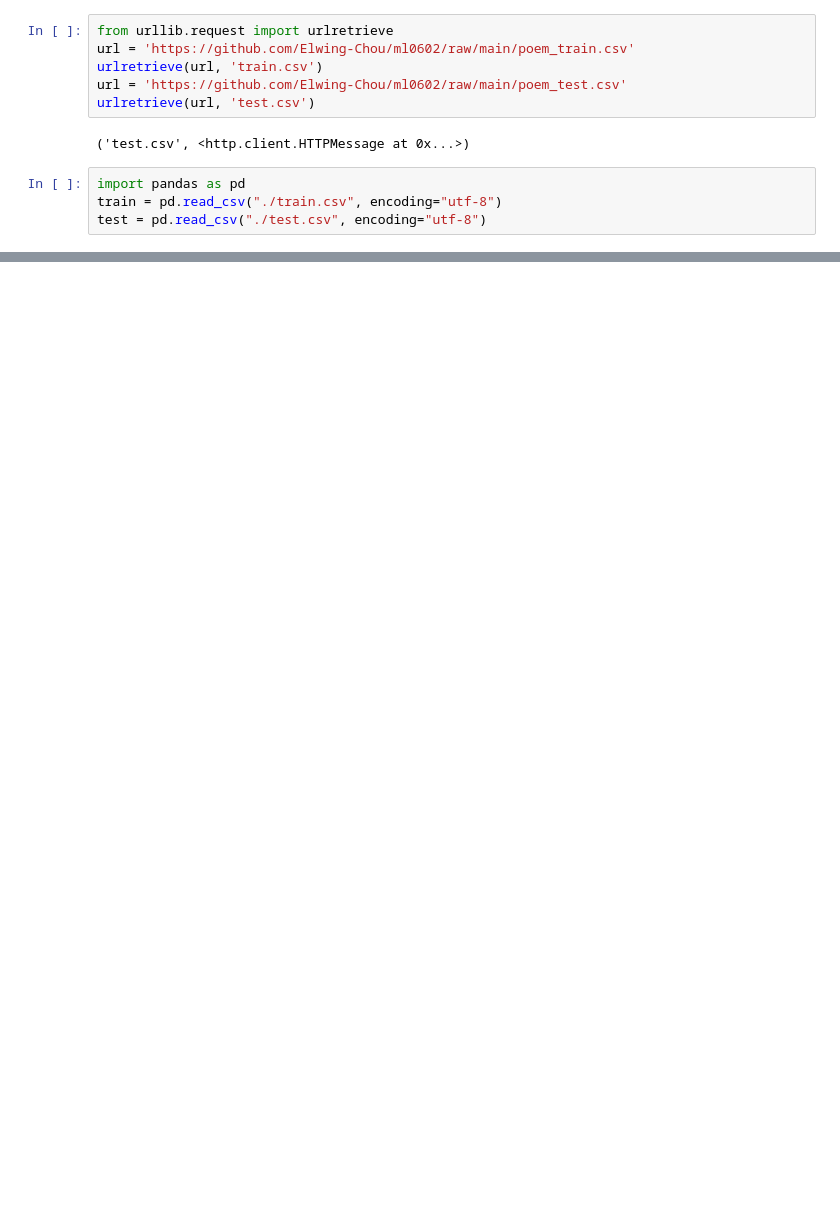
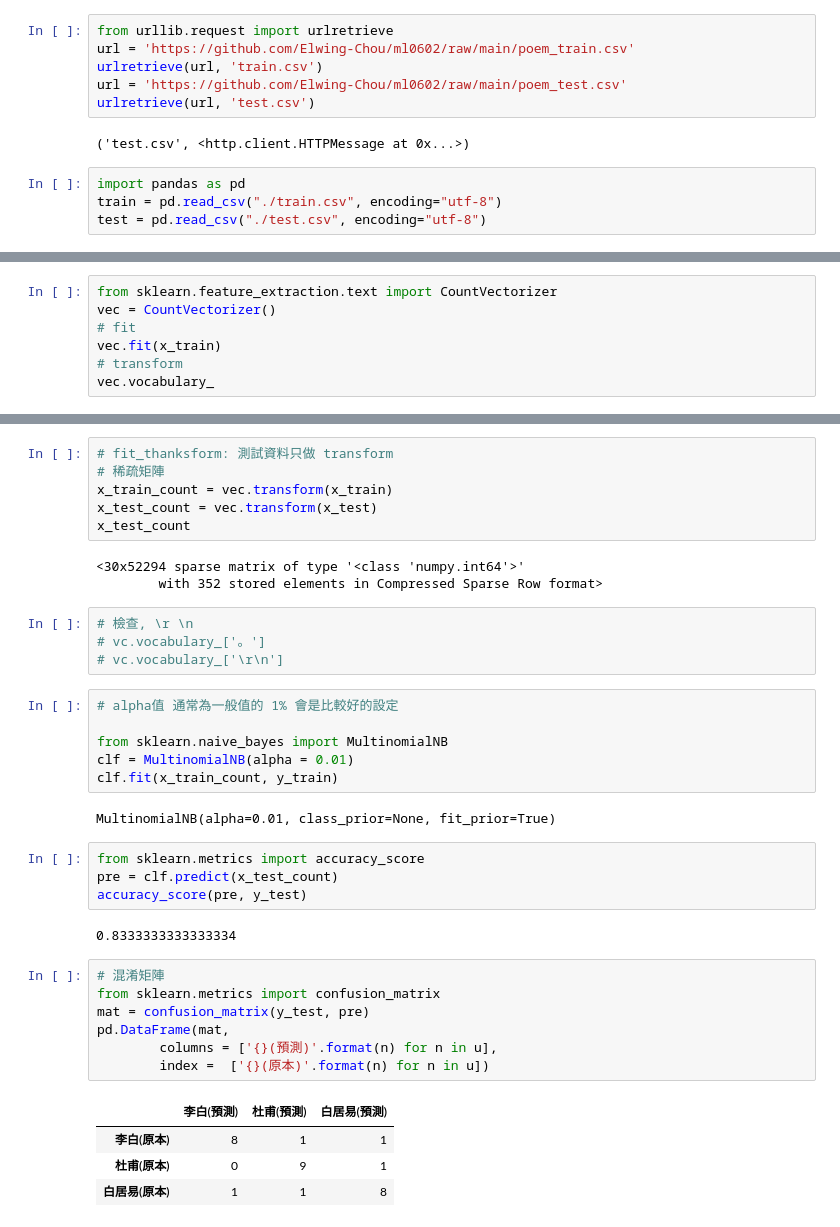
Before and after one commit to ryan9453/0602, a Jupyter notebook: poem.ipynb, the cells around one changed output, grey strips where cells are left out. Saved outputs shown, nothing was run; the diff lists cells and outputs as text; blank space fills up the shorter version.

```diff
--- a/poem.ipynb
+++ b/poem.ipynb
@@ -48,0 +76,7 @@ Name: 作者, dtype: object
+# %%
+from sklearn.feature_extraction.text import CountVectorizer
+vec = CountVectorizer()
+# fit
+vec.fit(x_train)
+# transform
+vec.vocabulary_
@@ -48,0 +101,39 @@ Name: 作者, dtype: object
+# %%
+# fit_thanksform: 測試資料只做 transform
+# 稀疏矩陣
+x_train_count = vec.transform(x_train)
+x_test_count = vec.transform(x_test)
+x_test_count
+# %% [output]
+<30x52294 sparse matrix of type '<class 'numpy.int64'>'
+        with 352 stored elements in Compressed Sparse Row format>
+# %%
+# 檢查, \r \n
+# vc.vocabulary_['。']
+# vc.vocabulary_['\r\n']
+# %%
+# alpha值 通常為一般值的 1% 會是比較好的設定
+
+from sklearn.naive_bayes import MultinomialNB
+clf = MultinomialNB(alpha = 0.01)
+clf.fit(x_train_count, y_train)
+# %% [output]
+MultinomialNB(alpha=0.01, class_prior=None, fit_prior=True)
+# %%
+from sklearn.metrics import accuracy_score
+pre = clf.predict(x_test_count)
+accuracy_score(pre, y_test)
+# %% [output]
+0.8333333333333334
+# %%
+# 混淆矩陣
+from sklearn.metrics import confusion_matrix
+mat = confusion_matrix(y_test, pre)
+pd.DataFrame(mat,
+        columns = ['{}(預測)'.format(n) for n in u],
+        index =  ['{}(原本)'.format(n) for n in u])
+# %% [output]
+|  | 李白(預測) | 杜甫(預測) | 白居易(預測) |
+| 李白(原本) | 8 | 1 | 1 |
+| 杜甫(原本) | 0 | 9 | 1 |
+| 白居易(原本) | 1 | 1 | 8 |
```
Also changed, not shown: parts of 4 cells of this notebook.
